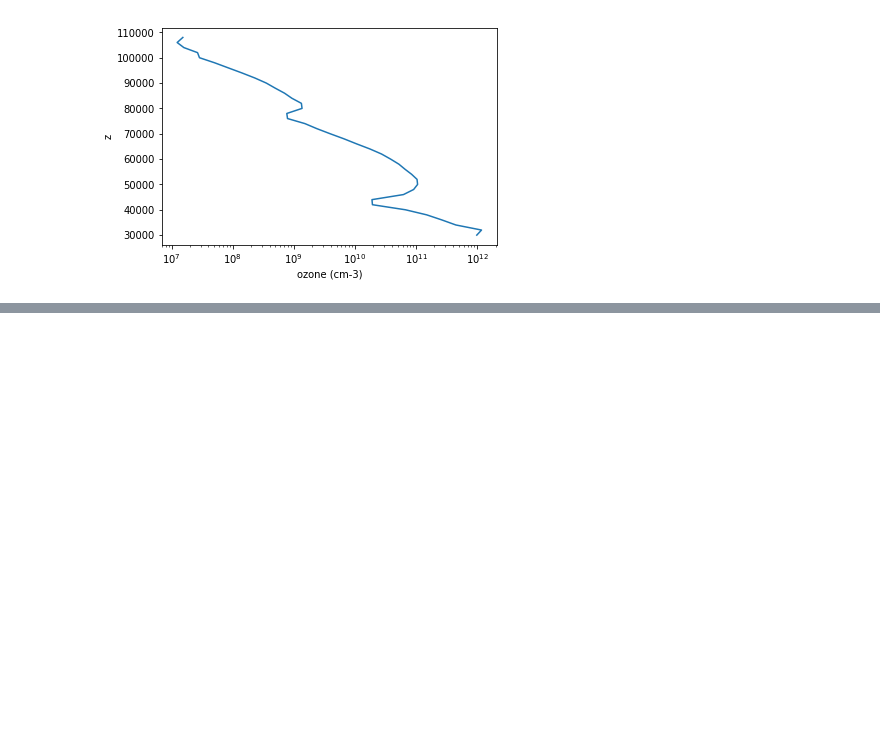
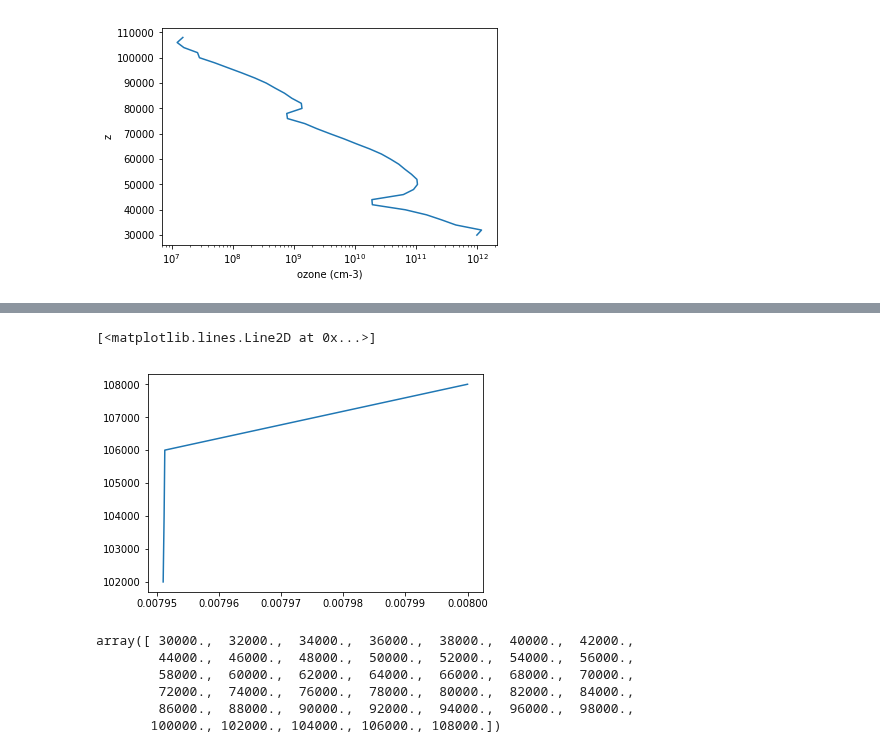
Before and after one commit to Anqi-Li/iris, a Jupyter notebook: notebooks/ozone_retrieval.ipynb, the cells around one changed output, grey strips where cells are left out. Drawn from its saved outputs; the diff is of its cells as text; code cells hidden in the pictures; blank space fills up the shorter version.

```diff
--- a/notebooks/ozone_retrieval.ipynb
+++ b/notebooks/ozone_retrieval.ipynb
@@ -287,7 +288,7 @@ for i in range(len(z)-2, -1, -1):
     tau_n2 = sN2 * N2.dot(pathl[i+1,:])
     tau_o3 = sO3 * O3.dot(pathl[i+1,:])
     tau = tau_o2 + tau_n2 + tau_o3
-    tau = tau_o3
+    #tau = tau_o3
 
 
     jO3 = irrad * sO3 * np.exp(-tau)
@@ -342,0 +391,14 @@ plt.show()
+# %%
+plt.plot(Jhart, z)
+# %% [output]
+[<matplotlib.lines.Line2D at 0x...>]
+[figure, added]
+# %%
+z
+# %% [output]
+array([ 30000.,  32000.,  34000.,  36000.,  38000.,  40000.,  42000.,
+        44000.,  46000.,  48000.,  50000.,  52000.,  54000.,  56000.,
+        58000.,  60000.,  62000.,  64000.,  66000.,  68000.,  70000.,
+        72000.,  74000.,  76000.,  78000.,  80000.,  82000.,  84000.,
+        86000.,  88000.,  90000.,  92000.,  94000.,  96000.,  98000.,
+       100000., 102000., 104000., 106000., 108000.])
```
Also changed, not shown: parts of 4 cells of this notebook, 1 other file.
